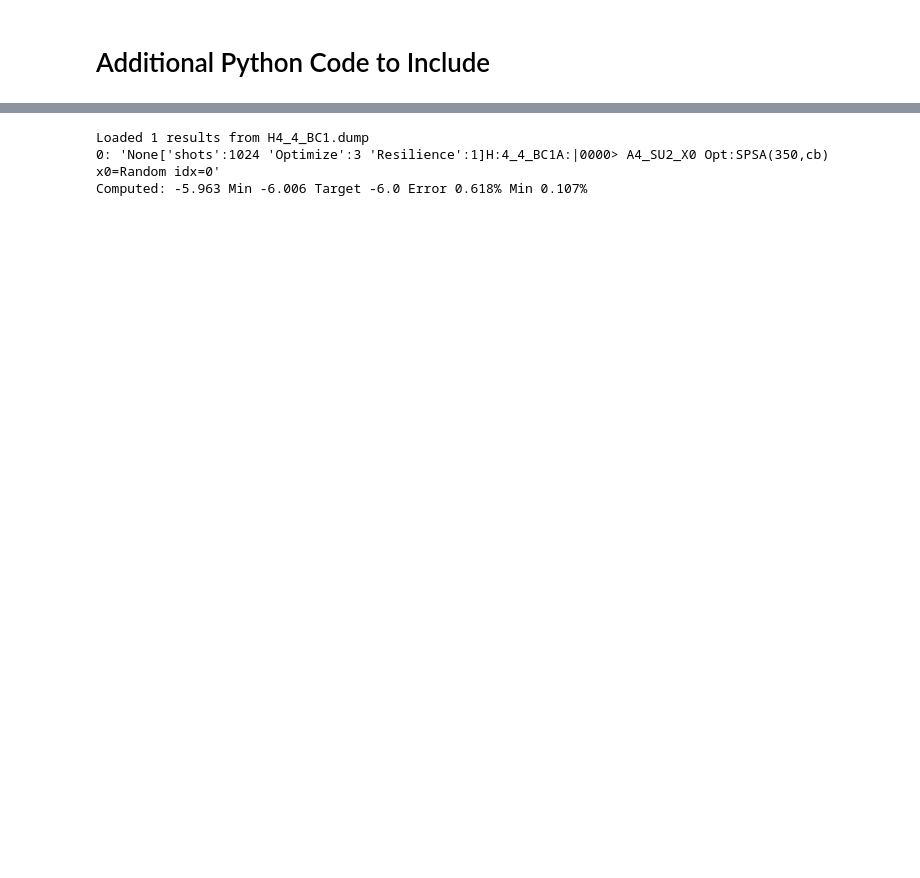
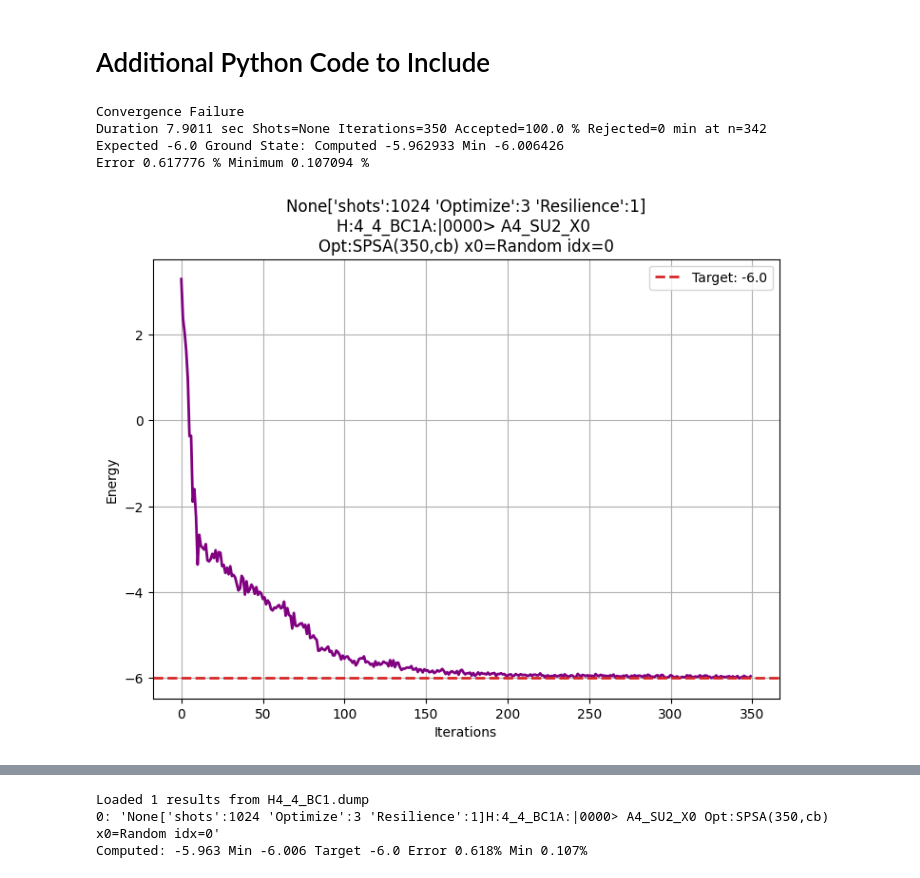
Before and after one commit to rrodenbusch/open-science-prize-2022, a Jupyter notebook: H4_4_BC1-Kagome-Simulation.ipynb, the cells around one changed output, grey strips where cells are left out. Saved outputs shown, nothing was run; the diff lists cells and outputs as text; code cells hidden in the pictures; blank space fills up the shorter version.

```diff
--- a/H4_4_BC1-Kagome-Simulation.ipynb
+++ b/H4_4_BC1-Kagome-Simulation.ipynb
@@ -348,3 +393,11 @@ kagome.plot_SPSA_convergence(curCache,
 # coords=getCoords(Svector_normed)
 # for q_coords in coords:
 #     print(np.real(q_coords))
+# %%
+kagome.plot_SPSA_convergence(curCache, indices=[0], convergence=False)
+# %% [output]
+Convergence Failure
+Duration 7.9011 sec Shots=None Iterations=350 Accepted=100.0 % Rejected=0 min at n=342
+Expected -6.0 Ground State: Computed -5.962933 Min -6.006426
+Error 0.617776 % Minimum 0.107094 %
+[figure, added]
```
Also changed, not shown: parts of 13 cells of this notebook, 8 other files.
